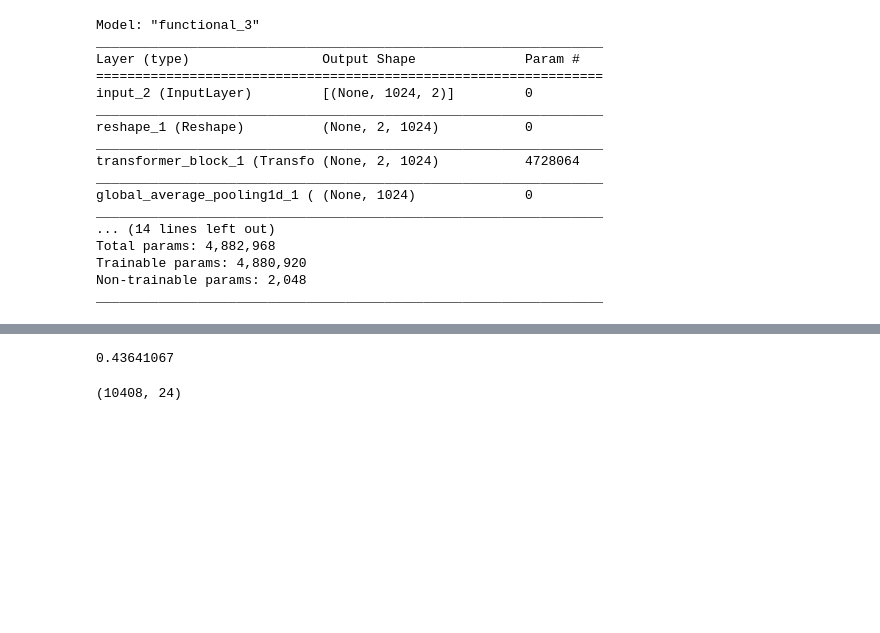
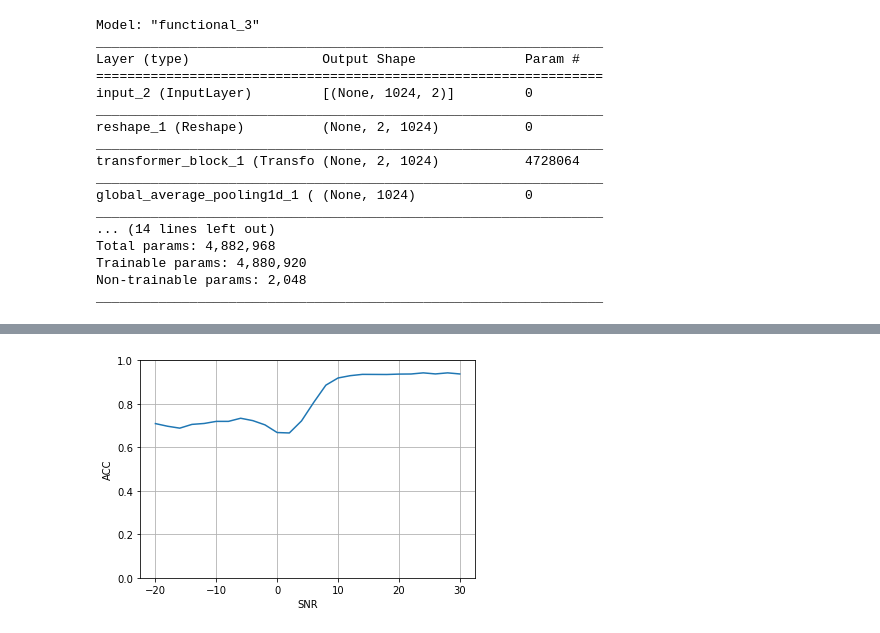
Before and after one commit to alexivaner/Deep-Learning-Based-Radio-Signal-Classification, a Jupyter notebook: Evaluate.ipynb, the cells around one changed output, grey strips where cells are left out. Saved outputs shown, nothing was run; the diff lists cells and outputs as text; code cells hidden in the pictures; blank space fills up the shorter version.

```diff
--- a/Evaluate.ipynb
+++ b/Evaluate.ipynb
@@ -314,15 +348,10 @@ ValueError: The truth value of an array with more than one element is ambiguous.
-# %%
-pre_Y_test_resnet.max()
-# %% [output]
-0.43641067
-# %%
-pre_Y_test_transformer.shape
-# %% [output]
-(10408, 24)
 # %%
 
 plt.plot(acc.keys(),acc.values())
+plt.ylim(0, 1)
 plt.ylabel('ACC')
 plt.xlabel('SNR')
 plt.grid(True)
 plt.show()
+# %% [output]
+[figure, added]
```
Also changed, not shown: parts of 2 cells of this notebook.
